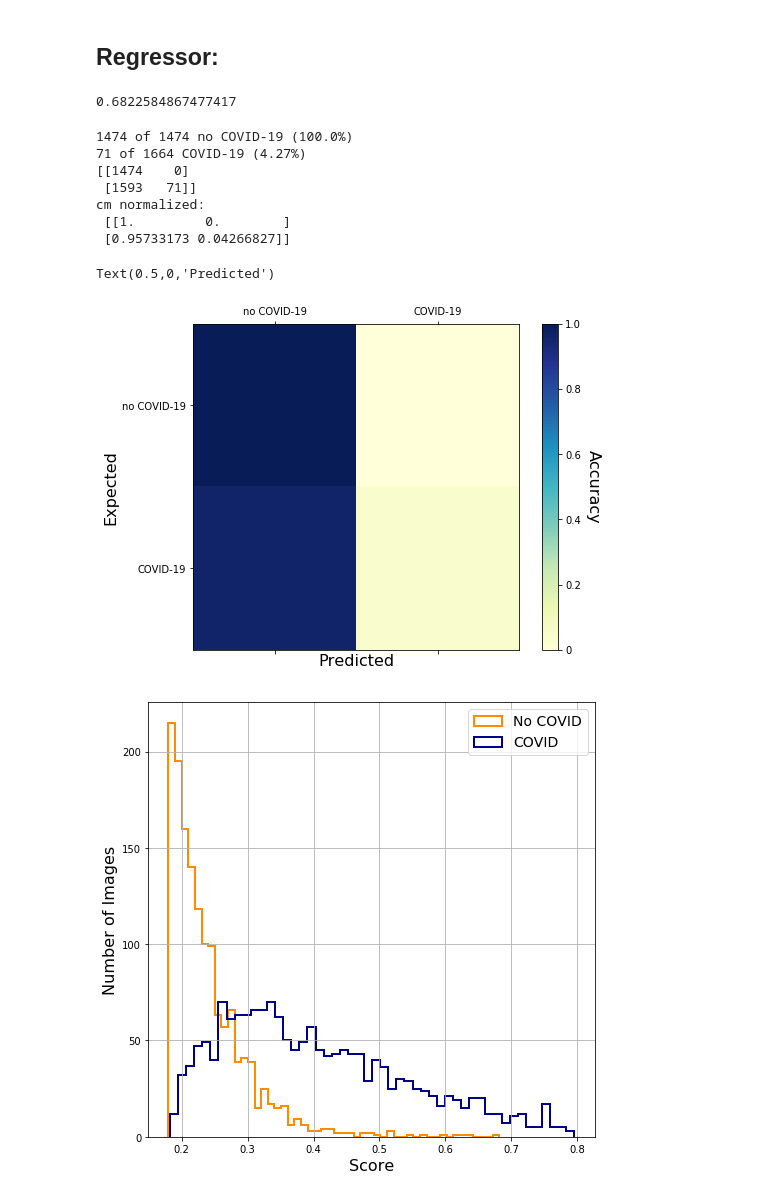
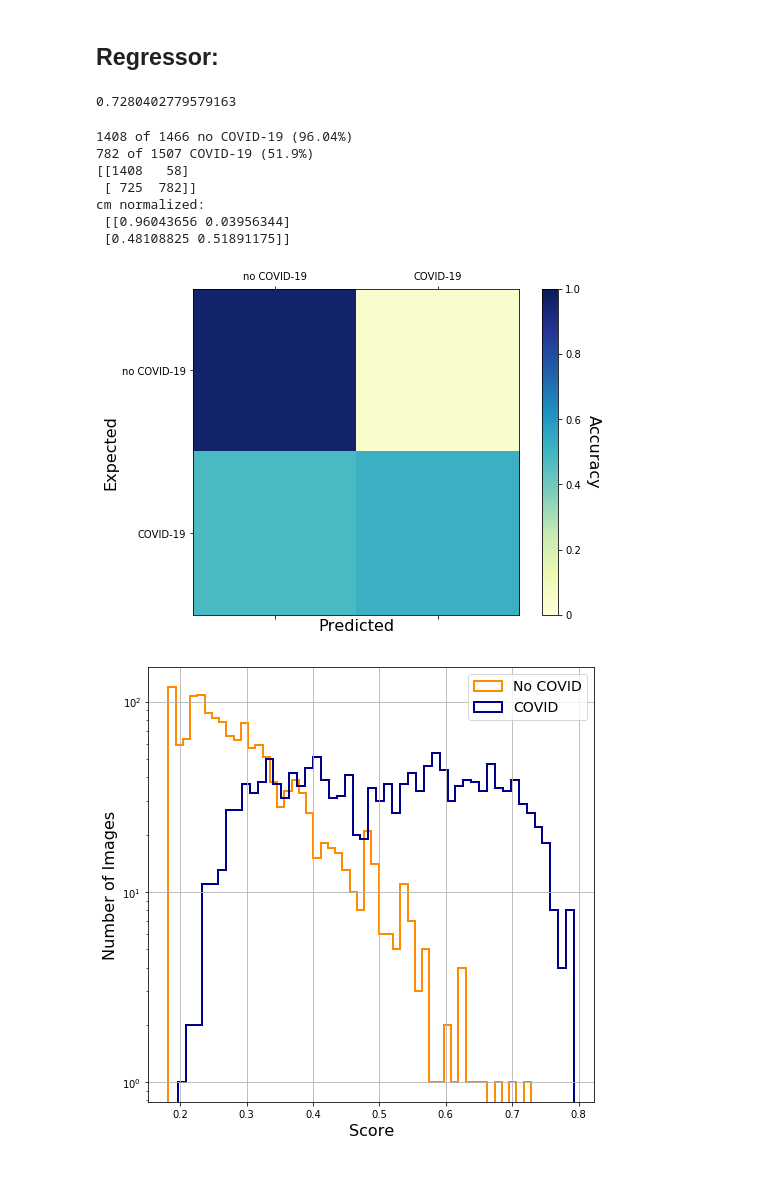
Before and after one commit to TsspGit/CodVid19_CIEMAT, a Jupyter notebook: XGBoost_Classification.ipynb, the cells around one changed output. Drawn from its saved outputs; the diff is of its cells as text; code cells hidden in the pictures.

```diff
--- a/XGBoost_Classification.ipynb
+++ b/XGBoost_Classification.ipynb
@@ -13,7 +13,7 @@ Using TensorFlow backend.
 # %% [markdown]
 # Prepare dataset
 # %%
-outputs = Transformation_main('data/train_split_v4.csv', 'data/test_split_v4.csv')
+outputs = Transformation_main('data/train_split_v4.csv', 'data/test_split_v5.csv')
 Y_test = outputs['Y_test']
 encoder_train = outputs['encoder_train']
 encoder_test = outputs['encoder_test']
@@ -48,45 +48,44 @@ cut_nocovid = np.max(nocovid)
 # %%
 cut_nocovid
 # %% [output]
-0.6822584867477417
+0.7280402779579163
 # %%
 TP_050 = np.count_nonzero(np.where((Y_test==0) & (predsr<0.50)))
 FN_050 = np.count_nonzero(np.where((Y_test==1) & (predsr>0.50)))
 FP_050 = np.count_nonzero(np.where((Y_test==1) & (predsr<0.50)))
 TN_050 = np.count_nonzero(np.where((Y_test==0) & (predsr>0.50)))
 TP_070 = np.count_nonzero(np.where((Y_test==0) & (predsr<cut_nocovid)))
 FN_070 = np.count_nonzero(np.where((Y_test==1) & (predsr>cut_nocovid)))
 FP_070 = np.count_nonzero(np.where((Y_test==1) & (predsr<cut_nocovid)))
 TN_070 = np.count_nonzero(np.where((Y_test==0) & (predsr>cut_nocovid)))
 cm = np.array([[TP_050, TN_050],[FP_050, FN_050]])
-cm = np.array([[TP_070, TN_070],[FP_070, FN_070]])
+#cm = np.array([[TP_070, TN_070],[FP_070, FN_070]])
 print('{} of {} no COVID-19 ({:2.4}%)'.format(cm[0,0], cm[0,0] + cm[0,1], 100*cm[0,0]/(cm[0,0]+cm[0,1])))
 print('{} of {} COVID-19 ({:2.3}%)'.format(cm[1,1], cm[1,1] + cm[1,0], 100*cm[1,1]/(cm[1,1]+cm[1,0])))
 print(cm)
 cm = normalize(cm, 'l1')
 print("cm normalized:\n", cm)
 labels = ['no COVID-19', 'COVID-19']
 fig1, ax = plt.subplots(figsize=(8, 6))
 cax = ax.matshow(cm, cmap='YlGnBu', vmin=0, vmax=1)
 cbar = fig1.colorbar(cax)
 cbar.set_ticks([0, 0.2, 0.4, 0.6, 0.8, 1.0])
 cbar.set_ticklabels(['0', '0.2', '0.4', '0.6', '0.8', '1.0'])
 cbar.ax.set_ylabel('Accuracy', rotation=270, labelpad=20, fontsize=16)
 ax.set_xticklabels([''] + labels)
 ax.set_yticklabels([''] + labels)
 ax.set_ylabel('Expected', fontsize=16)
 ax.set_xlabel('Predicted', fontsize=16)
-#fig1.savefig('Figures/cm_XGBregressor_lr0005_n250_maxdepth3.png', dpi=200)
+fig1.savefig('Figures/cm_XGBregressor_lr0005_n250_maxdepth3.png', dpi=200)
 # %% [output]
-1474 of 1474 no COVID-19 (100.0%)
-71 of 1664 COVID-19 (4.27%)
-[[1474    0]
- [1593   71]]
+1408 of 1466 no COVID-19 (96.04%)
+782 of 1507 COVID-19 (51.9%)
+[[1408   58]
+ [ 725  782]]
 cm normalized:
- [[1.         0.        ]
- [0.95733173 0.04266827]]
+ [[0.96043656 0.03956344]
+ [0.48108825 0.51891175]]
-Text(0.5,0,'Predicted')
-[figure, old version]
+[figure, new version]
 # %%
 fig2, ax = plt.subplots(figsize=(8,8))
 ax.hist(nocovid, 50, histtype='step', lw=2, color='darkorange', label='No COVID')
@@ -95,7 +94,7 @@ plt.grid()
 ax.set_ylabel('Number of Images', fontsize=16)
 ax.set_xlabel('Score', fontsize=16)
 plt.legend( loc='upper right', fontsize=14)
-plt.yscale("linear")
-#fig2.savefig('Figures/histogram_XGBregressor_lr0005_n250_maxdepth3.png', dpi=200)
+plt.yscale("log")
+fig2.savefig('Figures/histogram_XGBregressor_lr0005_n250_maxdepth3.png', dpi=200)
 # %% [output]
-[figure, old version]
+[figure, new version]
```
Also changed, not shown: parts of 1 cell of this notebook, 15 other files.
